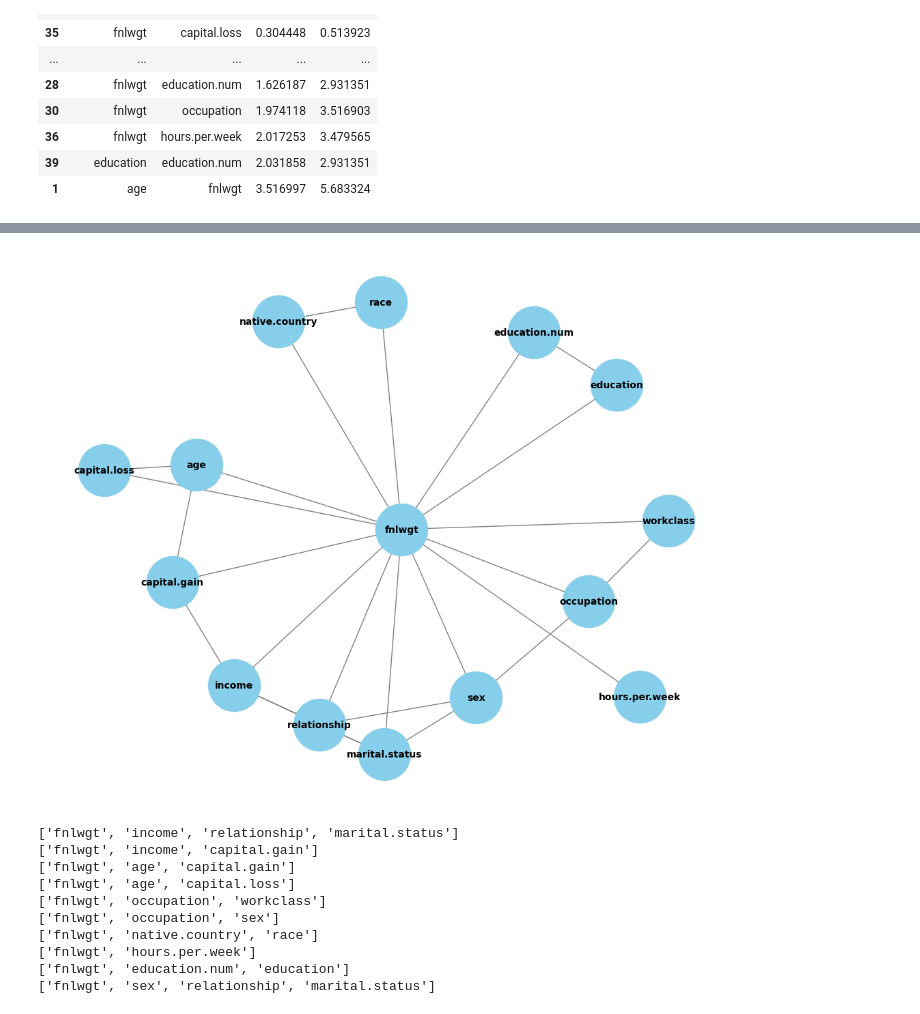
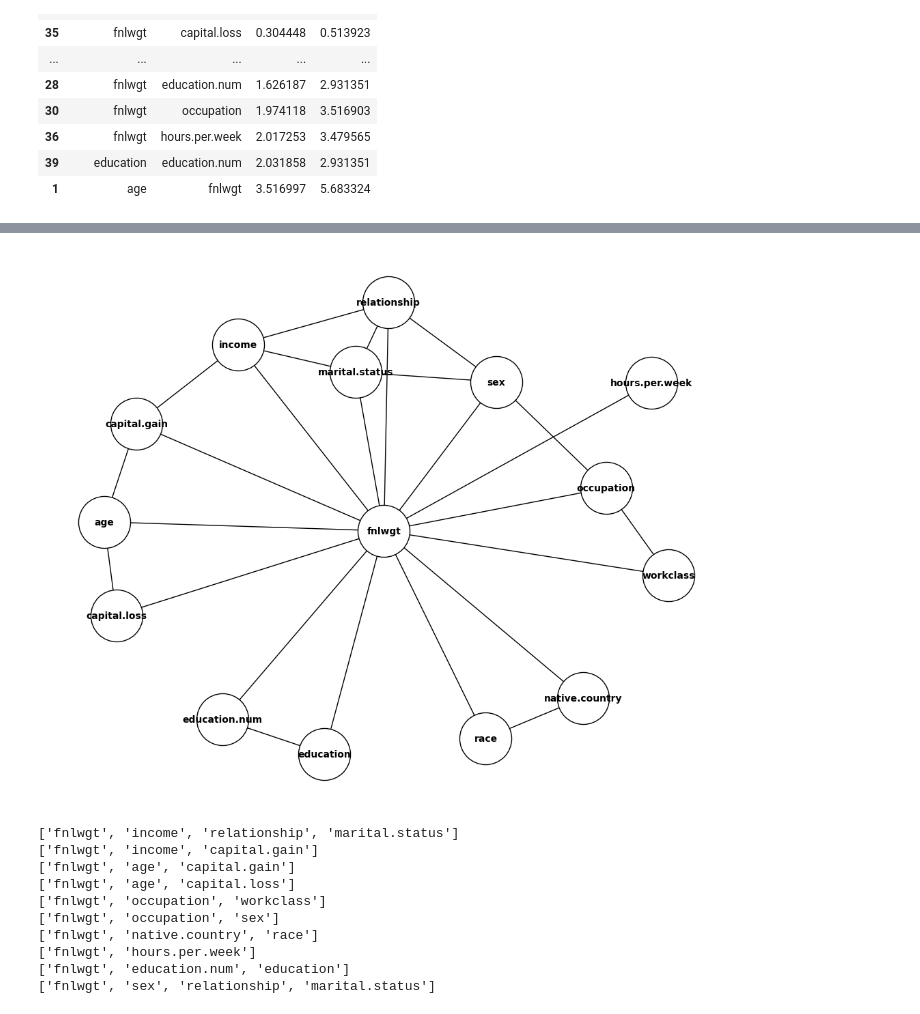
Before and after one commit to RexYuan/Eunectes, a Jupyter notebook: adult_mst.ipynb, the cells around one changed output, grey strips where cells are left out. Cells and saved outputs as stored; diff of their text form; code cells hidden in the pictures.

```diff
--- a/adult_mst.ipynb
+++ b/adult_mst.ipynb
@@ -147,18 +147,21 @@ print(len(es))
 # %%
 # Create a directed graph
 G = nx.Graph()
 
 # Add edges to the graph
 G.add_edges_from(es)
 
 plt.figure(figsize=(10, 8))  # Set the figure size
 pos = nx.spring_layout(G)  # Use spring layout for positioning nodes
-nx.draw(G, pos, with_labels=True, node_color='skyblue', node_size=3000, font_size=10, font_weight='bold', edge_color='gray')
+nx.draw(G, pos, with_labels=True, node_color='white', node_size=3000, font_size=10, font_weight='bold', edge_color='black', node_shape='o', edgecolors='black')
+
+# Save the figure as a PDF
+plt.savefig("paper/images/adult_mst.pdf", format="pdf", bbox_inches='tight')  # Specify the format as PDF
 
 # Show the plot
 plt.show()
 # %% [output]
-[figure, old version]
+[figure, new version]
 # %%
 cliques = list(nx.find_cliques(G))
 for c in cliques:
```
Also changed, not shown: parts of 2 cells of this notebook, 5 other files.
